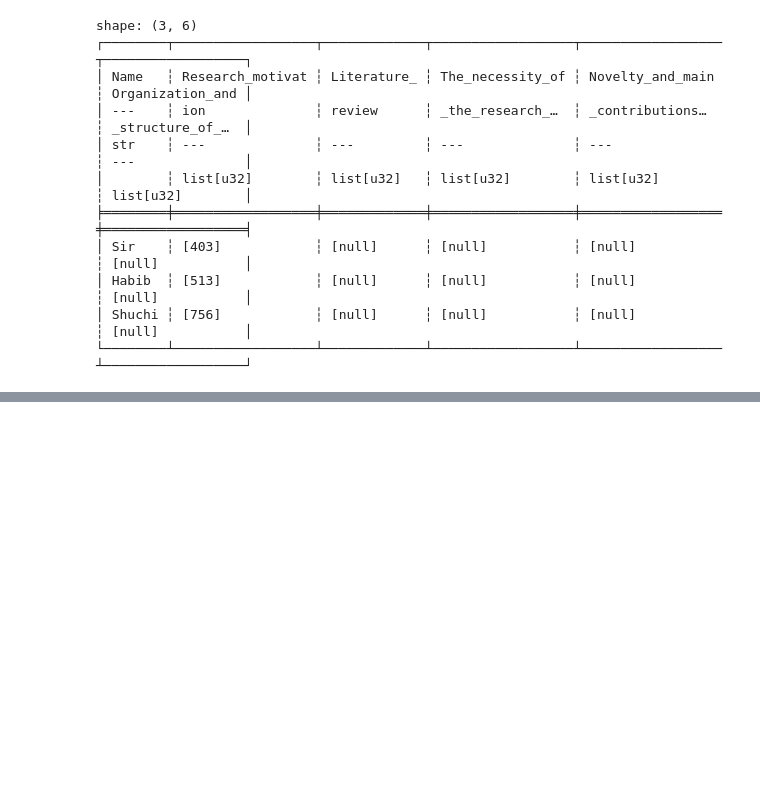
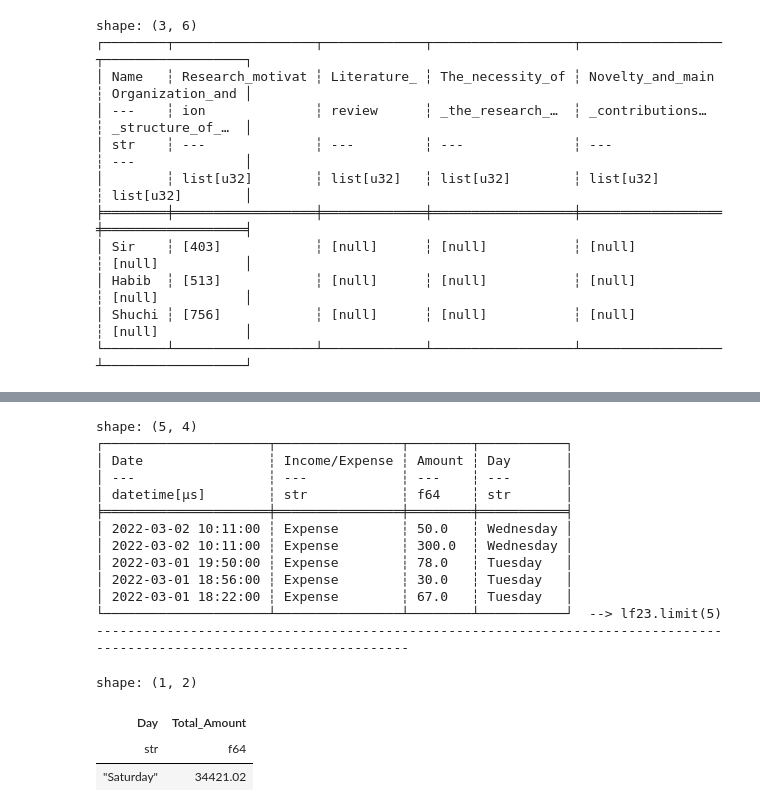
Before and after one commit to speedy1601/Data-Science-Library, a Jupyter notebook: polars/DataFrame.ipynb, the cells around one changed output, grey strips where cells are left out. Cells and saved outputs as stored; diff of their text form; code cells hidden in the pictures; blank space fills up the shorter version.

Commit message:
polars and pandas most functions finished

```diff
--- a/polars/DataFrame.ipynb
+++ b/polars/DataFrame.ipynb
@@ -1370,0 +2006,30 @@ shape: (3, 6)
+# %%
+lf23 = pl.scan_csv(r"d:\Datasets\CampusX\expense_data.csv") .select(col('Date', 'Income/Expense', 'Amount'))
+lf23 = lf23.with_columns(Date = col('Date').str.to_datetime(format="%m/%d/%Y %H:%M"))
+
+#                       Q : In which day he(dataset owner) spent the most?
+
+lf23 = lf23.with_columns(Day = col('Date').dt.strftime("%A")) # as we need 'day' but we've only date.
+print(lf23.limit(5).collect(), extra_info("lf23.limit(5)"))
+
+( lf23.group_by('Day').agg( Total_Amount = col('Amount').sum() ) # returns a lazyframe of [Day, Total_Amount]
+  .top_k(k=1, by='Total_Amount') # returns the FIRST ROW having MAXIMUM Total_Amount
+  .collect() )
+# %% [output]
+shape: (5, 4)
+┌─────────────────────┬────────────────┬────────┬───────────┐
+│ Date                ┆ Income/Expense ┆ Amount ┆ Day       │
+│ ---                 ┆ ---            ┆ ---    ┆ ---       │
+│ datetime[μs]        ┆ str            ┆ f64    ┆ str       │
+╞═════════════════════╪════════════════╪════════╪═══════════╡
+│ 2022-03-02 10:11:00 ┆ Expense        ┆ 50.0   ┆ Wednesday │
+│ 2022-03-02 10:11:00 ┆ Expense        ┆ 300.0  ┆ Wednesday │
+│ 2022-03-01 19:50:00 ┆ Expense        ┆ 78.0   ┆ Tuesday   │
+│ 2022-03-01 18:56:00 ┆ Expense        ┆ 30.0   ┆ Tuesday   │
+│ 2022-03-01 18:22:00 ┆ Expense        ┆ 67.0   ┆ Tuesday   │
+└─────────────────────┴────────────────┴────────┴───────────┘  --> lf23.limit(5)
+------------------------------------------------------------------------------------------------------------------------
+shape: (1, 2)
+| Day | Total_Amount |
+| str | f64 |
+| "Saturday" | 34421.02 |
```
Also changed, not shown: parts of 40 cells of this notebook, 4 other files.
